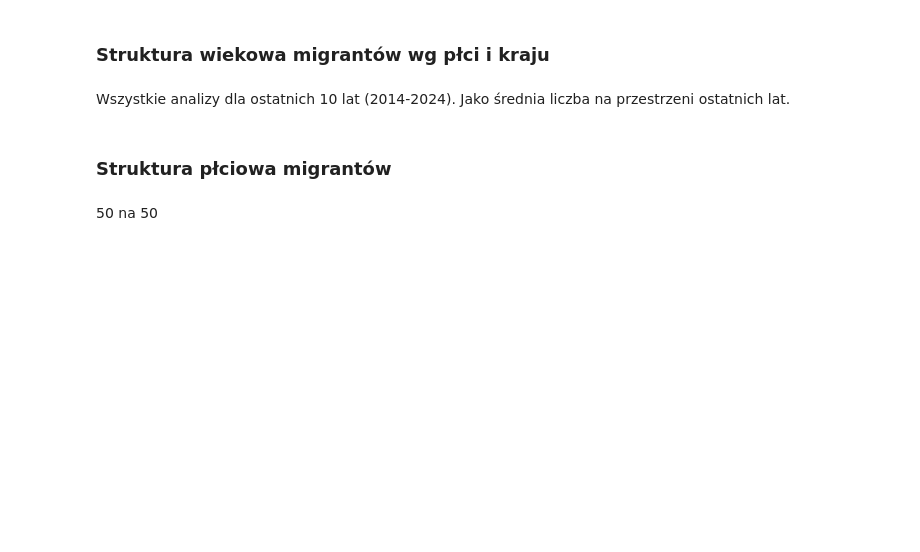
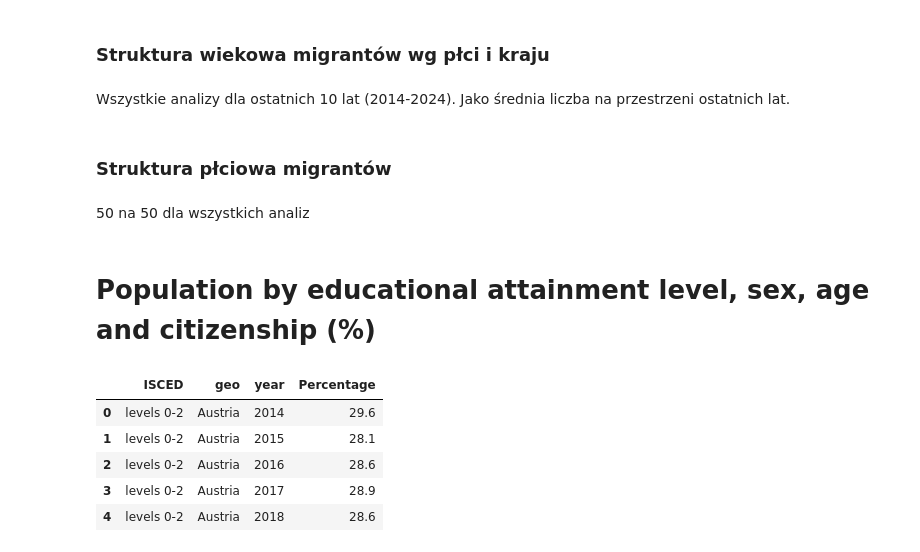
Before and after one commit to natix-x/Data-mining-in-Migration-Analysis, a Jupyter notebook: data_analysis/profiling_of_migrants.ipynb, the cells around one changed output. Drawn from its saved outputs; the diff is of its cells as text; code cells hidden in the pictures; blank space fills up the shorter version.

```diff
--- a/data_analysis/profiling_of_migrants.ipynb
+++ b/data_analysis/profiling_of_migrants.ipynb
@@ -158,4 +197,17 @@ only_foreigners_conservs_f = only_foreigners[
 plot_sex_distribution(only_foreigners_liberal_f, title='Structure of foreigners in selected liberal countries (2014-2024, mean annual)')
 plot_sex_distribution(only_foreigners_conservs_f, title='Structure of foreigners in selected conservative countries (2014-2024, mean annual)')
 # %% [markdown]
-50 na 50
+50 na 50 dla wszystkich analiz
+# %% [markdown]
+# Population by educational attainment level, sex, age and citizenship (%)
+# %%
+df = pd.read_csv('../processed_data/education_levels_foreigners.csv')
+# %%
+df.head()
+# %% [output]
+|  | ISCED | geo | year | Percentage |
+| 0 | levels 0-2 | Austria | 2014 | 29.6 |
+| 1 | levels 0-2 | Austria | 2015 | 28.1 |
+| 2 | levels 0-2 | Austria | 2016 | 28.6 |
+| 3 | levels 0-2 | Austria | 2017 | 28.9 |
+| 4 | levels 0-2 | Austria | 2018 | 28.6 |
```
Also changed, not shown: parts of 17 cells of this notebook, 5 other files.
